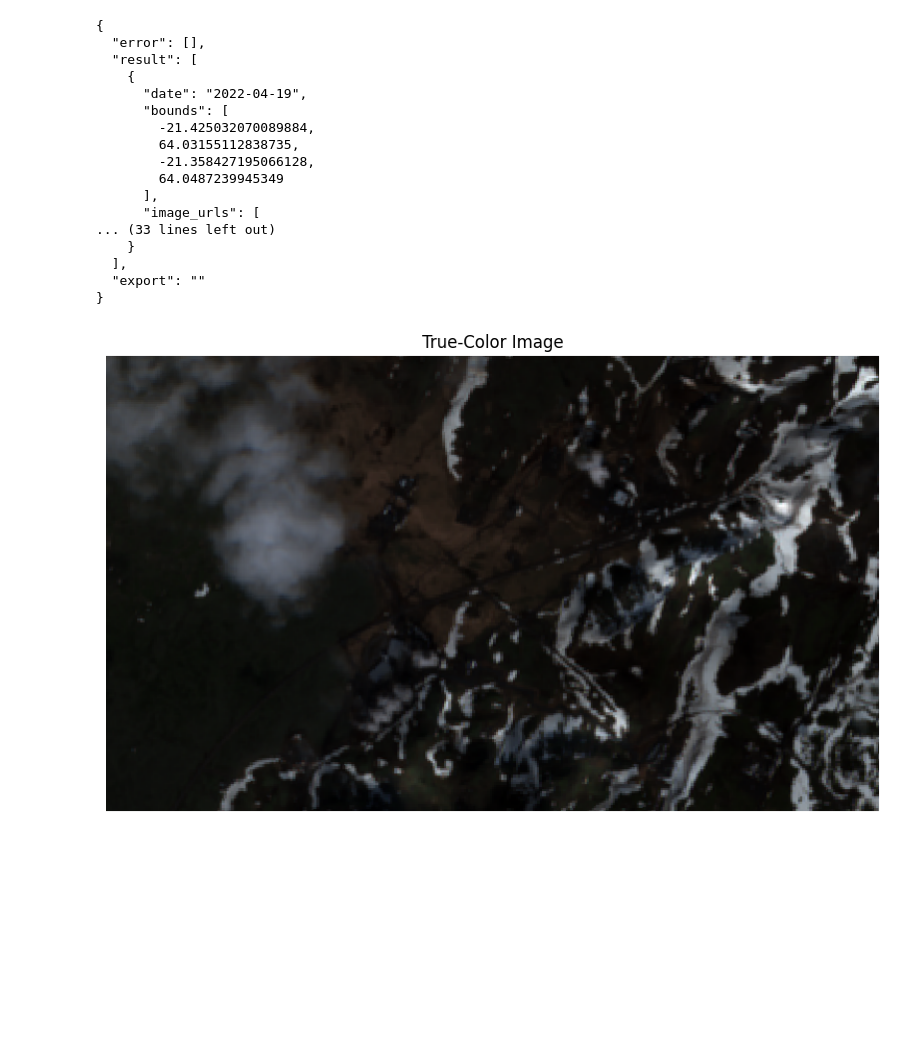
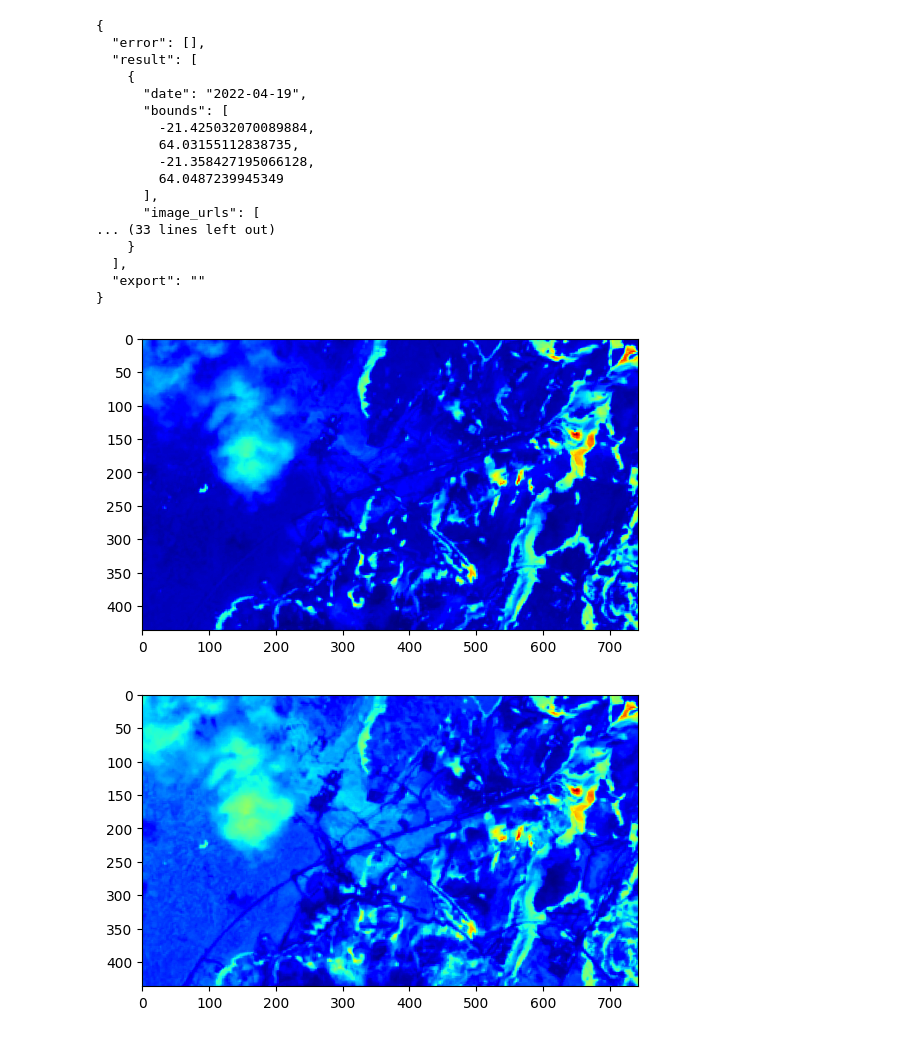
Before and after one commit to HackEOn-group-42/server, a Jupyter notebook: notebooks/askEartth-api.ipynb, the cells around one changed output. Saved outputs shown, nothing was run; the diff lists cells and outputs as text; code cells hidden in the pictures; blank space fills up the shorter version.

```diff
--- a/notebooks/askEartth-api.ipynb
+++ b/notebooks/askEartth-api.ipynb
@@ -120,57 +120,41 @@ import rasterio
 from matplotlib import pyplot
 
 
 band_data = response_json["result"][0]["image_urls"]
 band_b04 = band_data[0]["B04"]
 band_b08 = band_data[1]["B08"]
 
 data_b04 = rasterio.open(band_b04).read(1)
 data_b08 = rasterio.open(band_b08).read(1)
 
 # band_data = response_json["result"][0]["image_urls"]
 # band_b01 = band_data[0]["B01"]
 # band_b02 = band_data[1]["B02"]
 # band_b03 = band_data[2]["B03"]
 # band_b04 = band_data[3]["B04"]
 
 # data_b02 = rasterio.open(band_b02).read(1)
 # data_b03 = rasterio.open(band_b03).read(1)
 # data_b04 = rasterio.open(band_b04).read(1)
 # data_b01 = rasterio.open(band_b01).read(1)
 
 # pyplot.imshow(data_b01, cmap='jet')
 # pyplot.show()
 
 # pyplot.imshow(data_b02, cmap='jet')
 # pyplot.show()
 
 # pyplot.imshow(data_b03, cmap='jet')
 # pyplot.show()
 
-# pyplot.imshow(data_b04, cmap='jet')
-# pyplot.show()
+pyplot.imshow(data_b04, cmap='jet')
+pyplot.show()
+
+pyplot.imshow(data_b08, cmap='jet')
+pyplot.show()
+# %% [output]
+[figure, added]
+[figure, added]
-# %%
-import numpy as np
-
-# Normalize the data for display (optional)
-def normalize(array):
-    array_min, array_max = array.min(), array.max()
-    return (array - array_min) / (array_max - array_min)
-
-data_b02_norm = normalize(data_b02)
-data_b03_norm = normalize(data_b03)
-data_b04_norm = normalize(data_b04)
-
-rgb_image = np.dstack((data_b04_norm, data_b03_norm, data_b02_norm))
-
-# Display the true-color image
-pyplot.figure(figsize=(10, 10))
-pyplot.imshow(rgb_image)
-pyplot.axis('off')
-pyplot.title("True-Color Image")
-pyplot.show()
-# %% [output]
-[figure, removed]
 # %%
 ndvi = (data_b08 - data_b04) / (data_b04 + data_b08)
 
```
Also changed, not shown: parts of 1 cell of this notebook.
